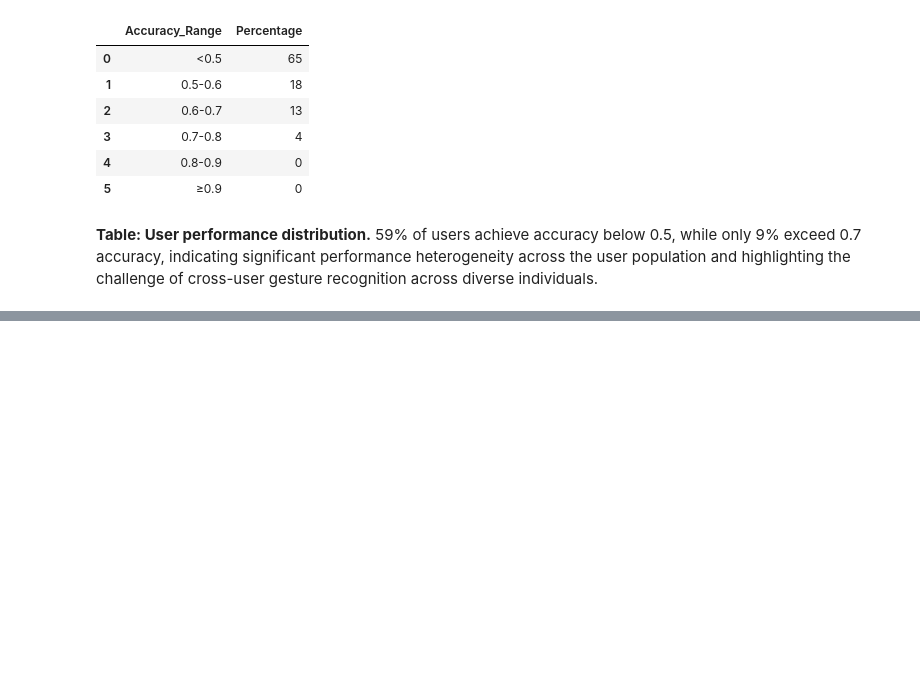
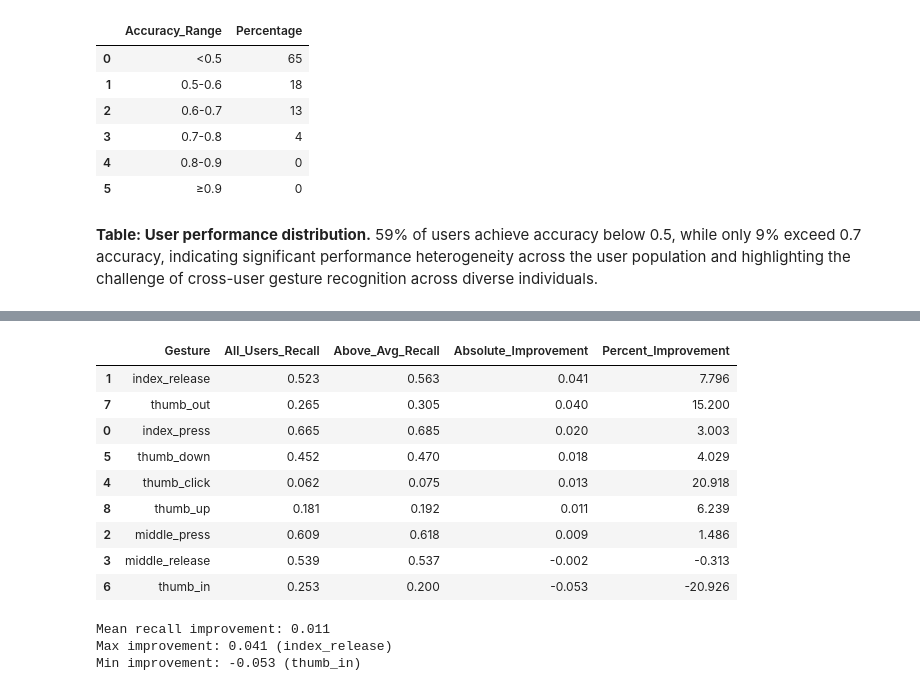
Before and after one commit to Erdos-Projects/fall-2025-gesture-recognition, a Jupyter notebook: notebooks/final_results_DRAFT.ipynb, the cells around one changed output, grey strips where cells are left out. Saved outputs shown, nothing was run; the diff lists cells and outputs as text; code cells hidden in the pictures; blank space fills up the shorter version.

```diff
--- a/notebooks/final_results_DRAFT.ipynb
+++ b/notebooks/final_results_DRAFT.ipynb
@@ -466,0 +615,40 @@ performance_distribution[['Accuracy_Range', 'Percentage']]
+# %%
+# improvement analysis
+improvement_analysis = []
+for i, gesture in enumerate(class_names):
+    all_users_recall = conf_mat_normalized[i, i]
+    above_avg_recall = conf_mat_above_avg_norm[i, i]
+    improvement = above_avg_recall - all_users_recall
+    improvement_pct = (improvement / all_users_recall) * 100 if all_users_recall > 0 else 0
+
+    improvement_analysis.append({
+        'Gesture': gesture,
+        'All_Users_Recall': all_users_recall,
+        'Above_Avg_Recall': above_avg_recall,
+        'Absolute_Improvement': improvement,
+        'Percent_Improvement': improvement_pct
+    })
+
+improvement_df = pd.DataFrame(improvement_analysis).round(3)
+improvement_df = improvement_df.sort_values('Absolute_Improvement', ascending=False)
+improvement_df
+# %% [output]
+|  | Gesture | All_Users_Recall | Above_Avg_Recall | Absolute_Improvement | Percent_Improvement |
+| 1 | index_release | 0.523 | 0.563 | 0.041 | 7.796 |
+| 7 | thumb_out | 0.265 | 0.305 | 0.040 | 15.200 |
+| 0 | index_press | 0.665 | 0.685 | 0.020 | 3.003 |
+| 5 | thumb_down | 0.452 | 0.470 | 0.018 | 4.029 |
+| 4 | thumb_click | 0.062 | 0.075 | 0.013 | 20.918 |
+| 8 | thumb_up | 0.181 | 0.192 | 0.011 | 6.239 |
+| 2 | middle_press | 0.609 | 0.618 | 0.009 | 1.486 |
+| 3 | middle_release | 0.539 | 0.537 | -0.002 | -0.313 |
+| 6 | thumb_in | 0.253 | 0.200 | -0.053 | -20.926 |
+# %%
+# Summary stats
+print(f"Mean recall improvement: {improvement_df['Absolute_Improvement'].mean():.3f}")
+print(f"Max improvement: {improvement_df['Absolute_Improvement'].max():.3f} ({improvement_df.iloc[0]['Gesture']})")
+print(f"Min improvement: {improvement_df['Absolute_Improvement'].min():.3f} ({improvement_df.iloc[-1]['Gesture']})")
+# %% [output]
+Mean recall improvement: 0.011
+Max improvement: 0.041 (index_release)
+Min improvement: -0.053 (thumb_in)
```
Also changed, not shown: parts of 9 cells of this notebook.
